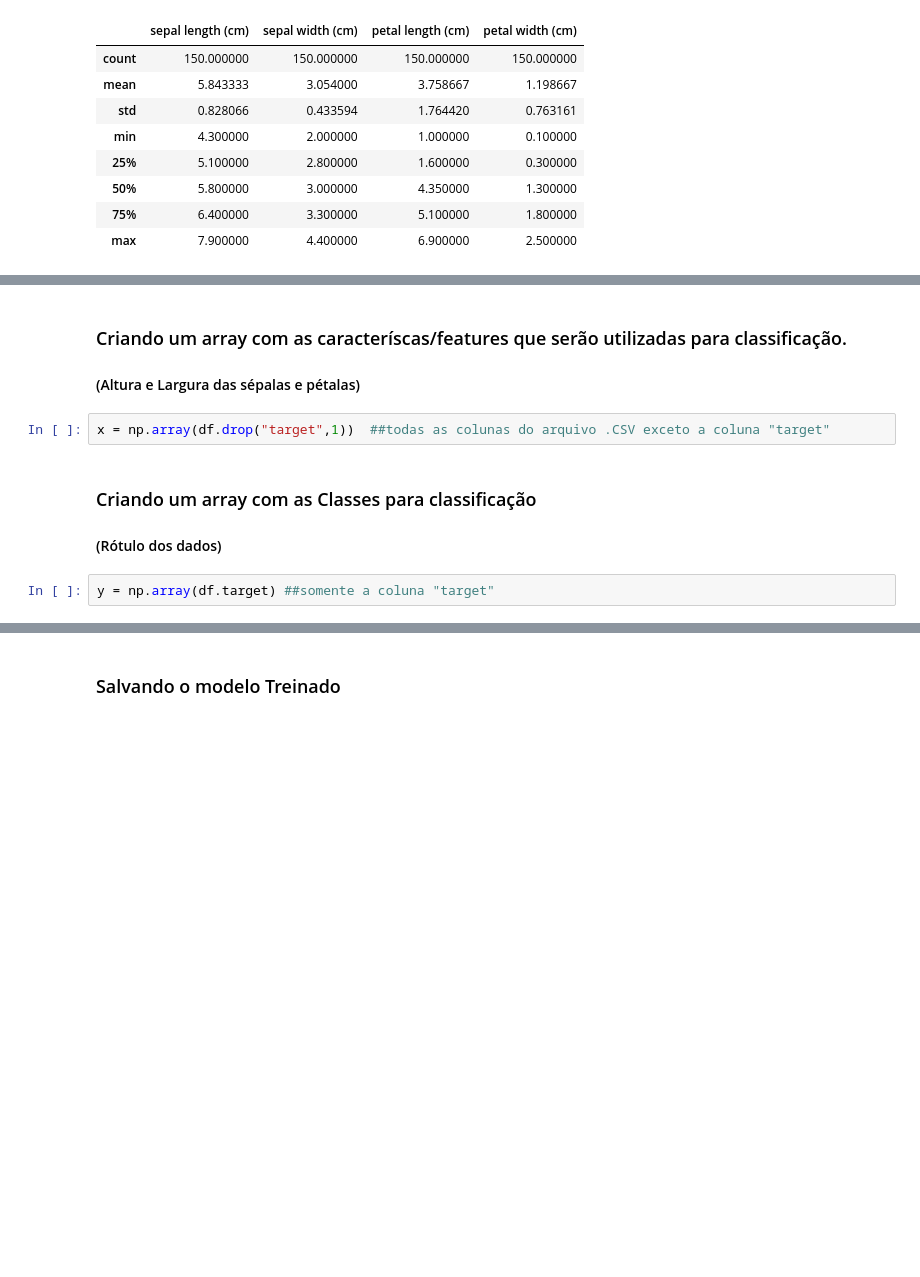
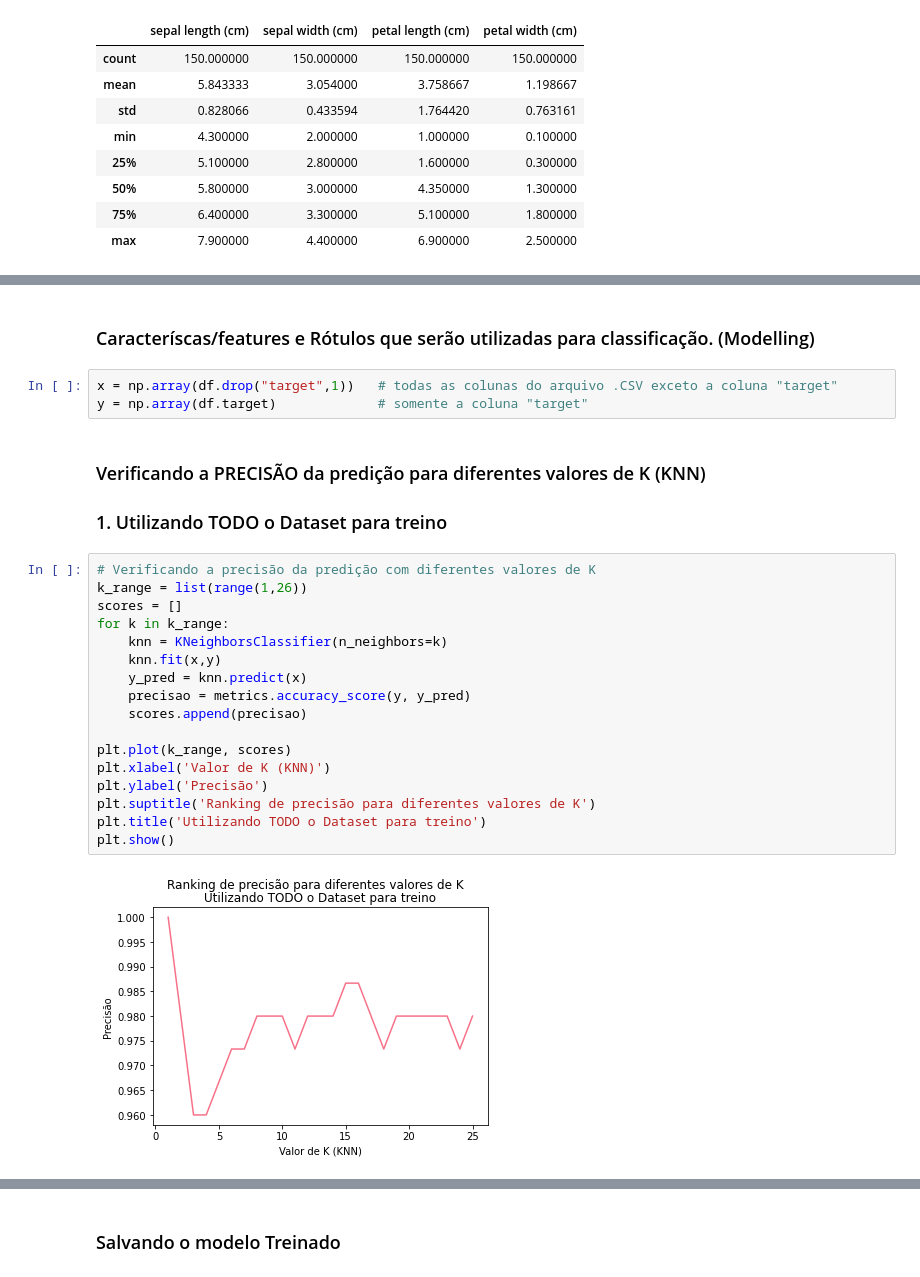
Before and after one commit to CarlosSalesNaturalTec/DS_ML_aprendizado_supervisionado_classificacao_KNN, a Jupyter notebook: exemplo_iris_dataset.ipynb, the cells around one changed output, grey strips where cells are left out. Saved outputs shown, nothing was run; the diff lists cells and outputs as text; blank space fills up the shorter version.

Commit message:
Treino e Teste do Dataset - Definição de K

```diff
--- a/exemplo_iris_dataset.ipynb
+++ b/exemplo_iris_dataset.ipynb
@@ -78,10 +115,27 @@ sb.pairplot(df,hue="target")
 # %% [markdown]
-### Criando um array com as caracteríscas/features que serão utilizadas para classificação.
-#### (Altura e Largura das sépalas e pétalas)
+### Caracteríscas/features e Rótulos que serão utilizadas para classificação. (Modelling)
 # %%
-x = np.array(df.drop("target",1))  ##todas as colunas do arquivo .CSV exceto a coluna "target"
+x = np.array(df.drop("target",1))   # todas as colunas do arquivo .CSV exceto a coluna "target"
+y = np.array(df.target)             # somente a coluna "target"
-# %% [markdown]
-### Criando um array com as Classes para classificação
-#### (Rótulo dos dados)
-# %%
-y = np.array(df.target) ##somente a coluna "target"
+# %% [markdown]
+### Verificando a PRECISÃO da predição para diferentes valores de K (KNN)
+### 1. Utilizando TODO o Dataset para treino
+# %%
+# Verificando a precisão da predição com diferentes valores de K
+k_range = list(range(1,26))
+scores = []
+for k in k_range:
+    knn = KNeighborsClassifier(n_neighbors=k)
+    knn.fit(x,y)
+    y_pred = knn.predict(x)
+    precisao = metrics.accuracy_score(y, y_pred)
+    scores.append(precisao)
+
+plt.plot(k_range, scores)
+plt.xlabel('Valor de K (KNN)')
+plt.ylabel('Precisão')
+plt.suptitle('Ranking de precisão para diferentes valores de K')
+plt.title('Utilizando TODO o Dataset para treino')
+plt.show()
+# %% [output]
+[figure, added]
```
Also changed, not shown: parts of 24 cells of this notebook, 2 other files.
